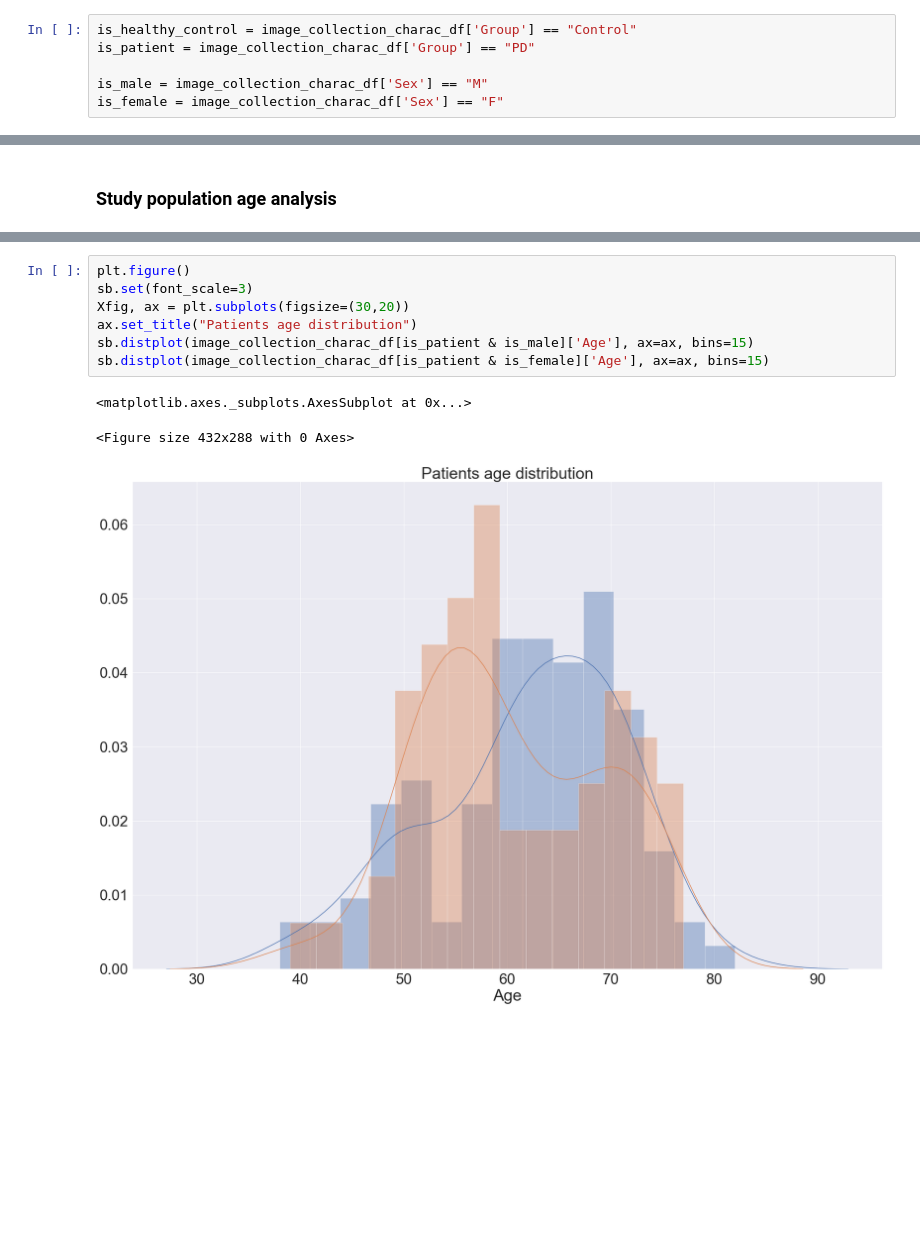
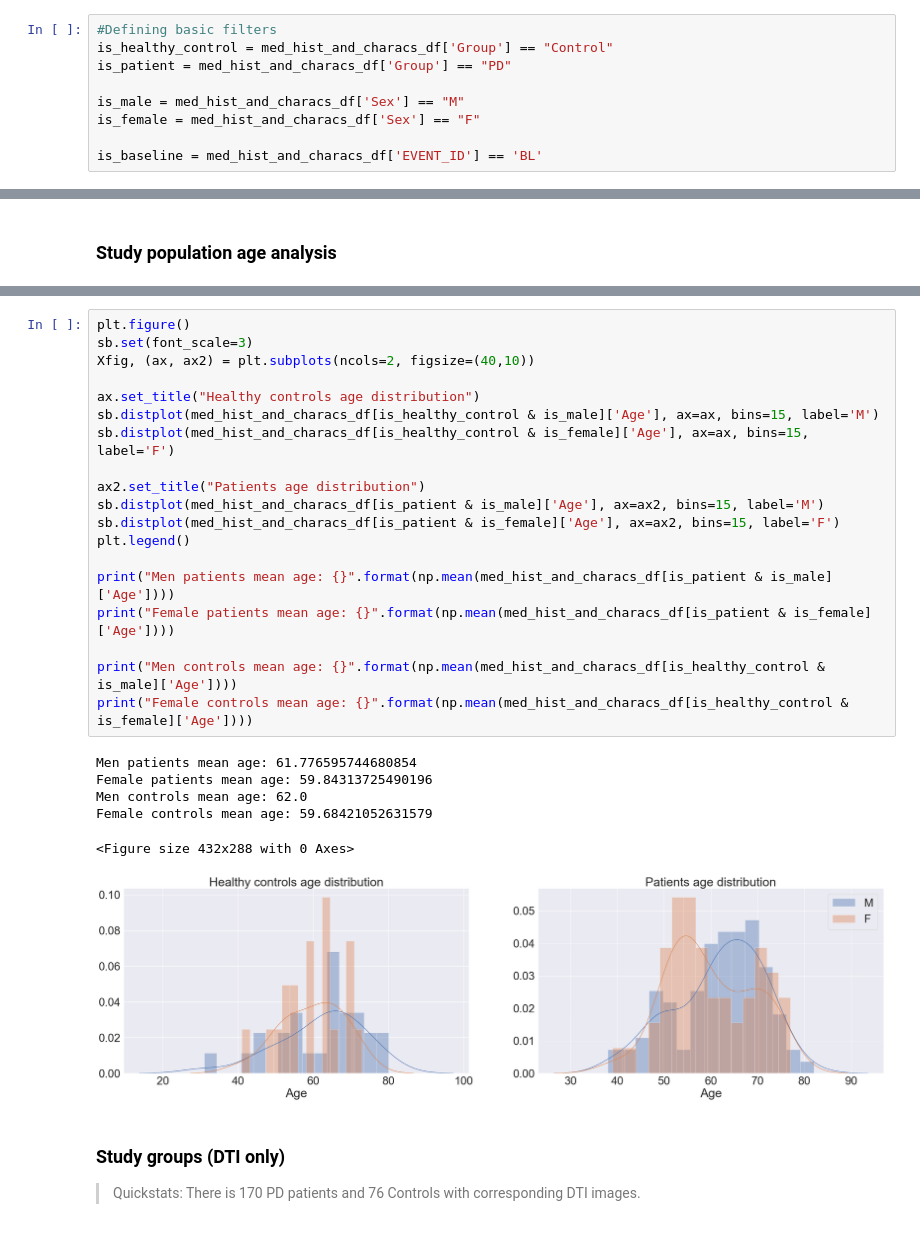
Before and after one commit to banctilrobitaille/PPMI-data-exploration, a Jupyter notebook: PPMI Data Exploration.ipynb, the cells around one changed output, grey strips where cells are left out. Drawn from its saved outputs; the diff is of its cells as text; blank space fills up the shorter version.

```diff
--- a/PPMI Data Exploration.ipynb
+++ b/PPMI Data Exploration.ipynb
@@ -32,6 +37,9 @@ image_collection_charac_df.head()
 # %%
-is_healthy_control = image_collection_charac_df['Group'] == "Control"
-is_patient = image_collection_charac_df['Group'] == "PD"
+#Defining basic filters
+is_healthy_control = med_hist_and_characs_df['Group'] == "Control"
+is_patient = med_hist_and_characs_df['Group'] == "PD"
 
-is_male = image_collection_charac_df['Sex'] == "M"
-is_female = image_collection_charac_df['Sex'] == "F"
+is_male = med_hist_and_characs_df['Sex'] == "M"
+is_female = med_hist_and_characs_df['Sex'] == "F"
+
+is_baseline = med_hist_and_characs_df['EVENT_ID'] == 'BL'
@@ -51,14 +68,33 @@ sb.distplot(image_collection_charac_df[is_healthy_control & is_female]['Age'], a
-# %%
-plt.figure()
-sb.set(font_scale=3)
-Xfig, ax = plt.subplots(figsize=(30,20))
-ax.set_title("Patients age distribution")
-sb.distplot(image_collection_charac_df[is_patient & is_male]['Age'], ax=ax, bins=15)
-sb.distplot(image_collection_charac_df[is_patient & is_female]['Age'], ax=ax, bins=15)
-# %% [output]
-<matplotlib.axes._subplots.AxesSubplot at 0x...>
-<Figure size 432x288 with 0 Axes>
-[figure, removed]
+# %%
+plt.figure()
+sb.set(font_scale=3)
+Xfig, (ax, ax2) = plt.subplots(ncols=2, figsize=(40,10))
+
+ax.set_title("Healthy controls age distribution")
+sb.distplot(med_hist_and_characs_df[is_healthy_control & is_male]['Age'], ax=ax, bins=15, label='M')
+sb.distplot(med_hist_and_characs_df[is_healthy_control & is_female]['Age'], ax=ax, bins=15, label='F')
+
+ax2.set_title("Patients age distribution")
+sb.distplot(med_hist_and_characs_df[is_patient & is_male]['Age'], ax=ax2, bins=15, label='M')
+sb.distplot(med_hist_and_characs_df[is_patient & is_female]['Age'], ax=ax2, bins=15, label='F')
+plt.legend()
+
+print("Men patients mean age: {}".format(np.mean(med_hist_and_characs_df[is_patient & is_male]['Age'])))
+print("Female patients mean age: {}".format(np.mean(med_hist_and_characs_df[is_patient & is_female]['Age'])))
+
+print("Men controls mean age: {}".format(np.mean(med_hist_and_characs_df[is_healthy_control & is_male]['Age'])))
+print("Female controls mean age: {}".format(np.mean(med_hist_and_characs_df[is_healthy_control & is_female]['Age'])))
+# %% [output]
+Men patients mean age: 61.776595744680854
+Female patients mean age: 59.84313725490196
+Men controls mean age: 62.0
+Female controls mean age: 59.68421052631579
+<Figure size 432x288 with 0 Axes>
+[figure, added]
+# %% [markdown]
+<h3>Study groups (DTI only)</h3>
+
+> Quickstats: There is 170 PD patients and 76 Controls with corresponding DTI images.
 # %%
 plt.figure()
 sb.set(font_scale=3)
```
Also changed, not shown: parts of 9 cells of this notebook.
